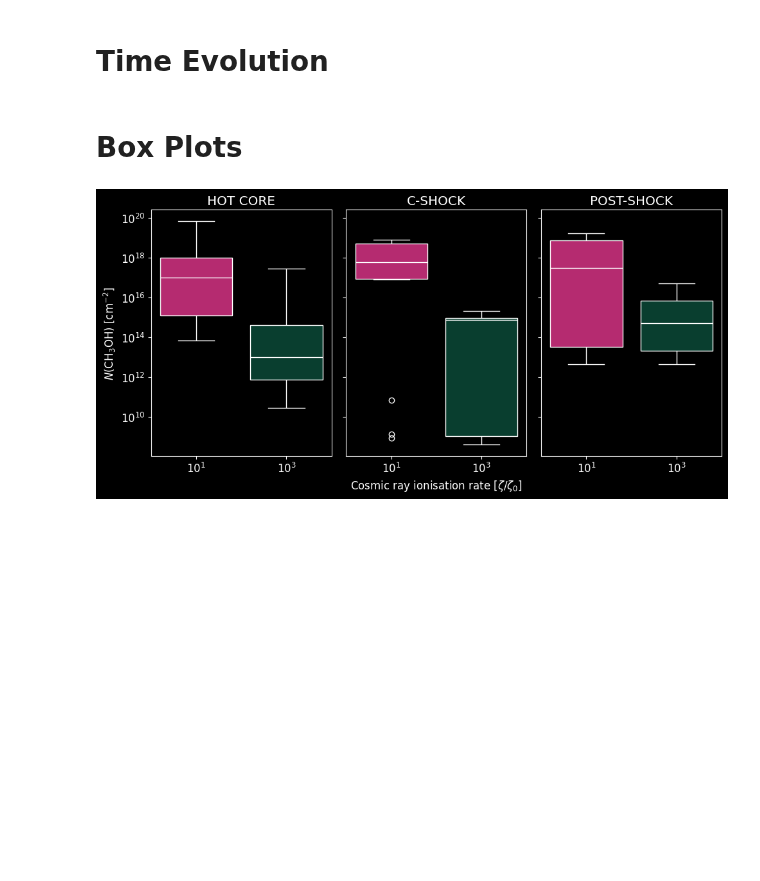
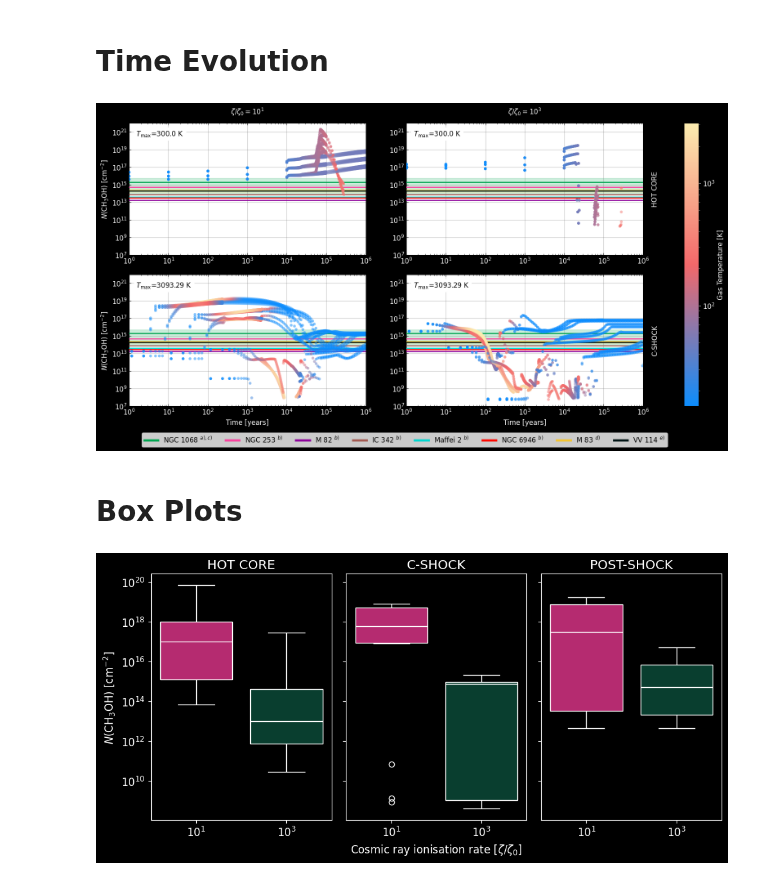
Before and after one commit to georgina-sampson/LEAPS-2024, a Jupyter notebook: CH3OH/plots.ipynb, the cells around one changed output. Saved outputs shown, nothing was run; the diff lists cells and outputs as text; code cells hidden in the pictures; blank space fills up the shorter version.

```diff
--- a/CH3OH/plots.ipynb
+++ b/CH3OH/plots.ipynb
@@ -8,6 +8,7 @@ import Plotting as pl
 import matplotlib.colors as colors
 from matplotlib.lines import Line2D
 from matplotlib.gridspec import GridSpec
+import matplotlib.patches as mpatches
 
 styleDictB={'axes.facecolor': '#000000',
  'axes.edgecolor': '#FFFFFF',
@@ -23,12 +24,12 @@ styleDictB={'axes.facecolor': '#000000',
 styleDictW={'axes.facecolor': '#FFFFFF',
  'axes.edgecolor': '#000000',
  'axes.grid': False,
- 'axes.labelcolor': '#000000',
- 'figure.facecolor': '#FFFFFF',
+ 'axes.labelcolor': '#FFFFFF',
+ 'figure.facecolor': '#000000',
  'grid.color': '#b0b0b0',
- 'text.color': '#000000',
- 'xtick.color': '#000000',
- 'ytick.color': '#000000',
+ 'text.color': '#FFFFFF',
+ 'xtick.color': '#FFFFFF',
+ 'ytick.color': '#FFFFFF',
  'patch.edgecolor': '#000000',
 }
 
@@ -94,12 +95,12 @@ dfDicBox=[{constants.HOTCORE: hcdf}, {constants.SHOCK: shdf_tmax, 'moment': cons
 # Time Evolution
 # %%
 styleB={'sns': styleDictB, 'colores': ['#ffadad','#ffd6a5','#fdffb6','#caffbf','#9bf6ff','#a0c4ff','#bdb2ff','#ffc6ff'], 'bkgdcolor': 'black'}
-styleW={'sns': styleDictW, 'colores': ['#ff0a0a','#ff910a','#592720','#00693E','#001314','#0000FF','#6200B8','#ff33ff'], 'bkgdcolor': 'white'}
+styleW={'sns': styleDictW, 'colores': ['#00a550','#F9429E','#8D029B','#a45a52','#00d6cf','#ff0800','#f4c431','#001314'], 'bkgdcolor': 'white'}
 # %%
 tdic={'Paper': 2*['Huang+2024','Hüttemeister+1997','Hüttemeister+1997','Hüttemeister+1997','Hüttemeister+1997','Hüttemeister+1997','Nakajima+2023','Nakajima+2023','Harada+2019','Harada+2019','Harada+2019','Saito+2016'],
+      'Foot': 2*['a)','b)','b)','b)','b)','b)','c)','c)','d)','d)','d)','e)'],
       'Galaxy': 2*['NGC 1068','NGC 253','M 82','IC 342','Maffei 2','NGC 6946','NGC 1068','NGC 1068','M 83','M 83','M 83','VV 114'],
       'N': 2*[5459301214848490,500000000000000,17500000000000,76666666666666.7,40000000000000,30000000000000,270000000000000,76000000000000,287800000000000,240200000000000,149000000000000,192727272727273],
-      'Type': 2*['','','','','','','CND','SBR','','','',''],
       'time':[1e-5,1e-5,1e-5,1e-5,1e-5,1e-5,1e-5,1e-5,1e-5,1e-5,1e-5,1e-5]+[1e25,1e25,1e25,1e25,1e25,1e25,1e25,1e25,1e25,1e25,1e25,1e25]
       }
 
@@ -109,9 +110,9 @@ styleic, colores, bkgdcolor = styleW.values()
 
 for mom in range(2):
     sns.set_style(rc=styleic)
-    fig = plt.figure(figsize=(16, 9))
+    fig = plt.figure(figsize=(18, 9))
     gs = GridSpec(2, 2+1, figure=fig, width_ratios=2*[16]+[1],
-                wspace=0.15, hspace=0.15)
+                wspace=0.25, hspace=0.15)
 
     norm = colors.LogNorm(vmin=dfDic[constants.SHOCK]['gasTemp'].min(), vmax=dfDic[constants.SHOCK]['gasTemp'].max())
     cmap=sns.blend_palette(['#0d8dfd','#f3686a','#fcedb0'], as_cmap=True)
@@ -130,6 +131,7 @@ for mom in range(2):
                 sns.lineplot(data=obsDf, x='time', y='N',
                     hue='Galaxy', palette=colores,
                     errorbar=lambda x: (x.min(), x.max()),
+                    linewidth=2,
                     ax=ax, zorder=5, legend=None)
 
             ax.grid(color='grey', alpha=0.5, zorder=2)
@@ -137,40 +139,44 @@ for mom in range(2):
             ax.set_yscale('log')
             ax.set_xbound(1e0,1e6)
             ax.set_ybound(1e7,1e22)
-            ax.tick_params(axis='both', which='both',direction='in', top=True)
+            ax.tick_params(axis='both', which='both',direction='in', top=True, color='#000000')
 
             ax.set_xlabel(r'Time [years]' if i==1 else None)
             ax.set_ylabel(r'$N$(CH$_3$OH) [cm$^{-2}$]' if j==0 else None)
 
             ax.text(x=0.03, y=0.95, s=r"$T_\mathrm{max}$"+f"={df[df['zeta']==zeta]['gasTemp'].max()} K",
-                    backgroundcolor=bkgdcolor,
+                    backgroundcolor=bkgdcolor, color='#000000',
                     horizontalalignment='left',
                     verticalalignment='top',
                     transform=ax.transAxes)
 
             if j==1:
                 ax.text(1.05, 0.5, tipo.upper() if tipo==constants.HOTCORE else tipo.upper().replace(' ', '-'),
                         horizontalalignment='center',
                         verticalalignment='center',
                         rotation='vertical',
                         transform=ax.transAxes)
             if i==0:
                 ax.text(0.5, 1.05, r"$\zeta/\zeta_0=10^1$" if j==0 else r"$\zeta/\zeta_0=10^3$",
                         horizontalalignment='center',
                         verticalalignment='bottom',
                         transform=ax.transAxes)
 
     cax=fig.add_subplot(gs[:, -1])
     sm = plt.cm.ScalarMappable(cmap=cmap, norm=norm)
     sm.set_array([])
-    fig.colorbar(sm, cax=cax, label='Gas Temperature [K]')
+    fig.colorbar(sm, cax=cax, label='Gas Temperature [K]', )
 
     if mom > 0:
-        galaxy_lines = [Line2D([0], [0], color=color, linewidth=3) for color in colores]
-        fig.legend(galaxy_lines, [gal for gal in obsDf['Galaxy'].unique()], title='Galaxy', loc='upper center', bbox_to_anchor=(0.5,0.05), ncols=8)
+        galaxy_lines = [Line2D([0], [0], color=color, linewidth=4) for color in colores]
+        galaxys=[gal+" $^{"+', '.join(obsDf[obsDf['Galaxy']==gal]['Foot'].unique())+"}$" for gal in obsDf['Galaxy'].unique()]
+        fig.legend(galaxy_lines, galaxys, loc='lower center', bbox_to_anchor=(0.5, -0.01),
+                   ncols=8, facecolor='#ffffff',labelcolor='#000000')
 
     fig.savefig(f"TimeEvolution_CH3OH_columnDensity_{mom}.png", dpi=300, bbox_inches='tight')
-    # plt.close()
+    if mom==0: plt.close()
+# %% [output]
+[figure, added]
 # %%
 sns.set_style(rc=styleDictB)
 # %% [markdown]
```
Also changed, not shown: parts of 1 cell of this notebook, 4 other files.
